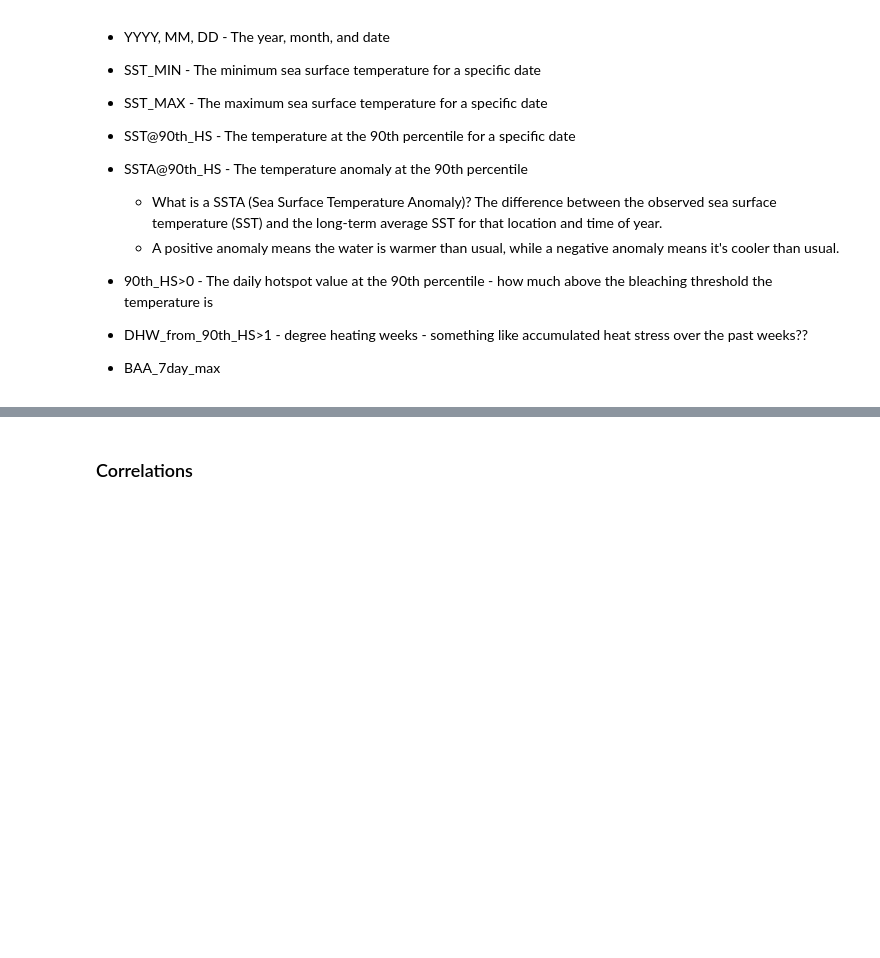
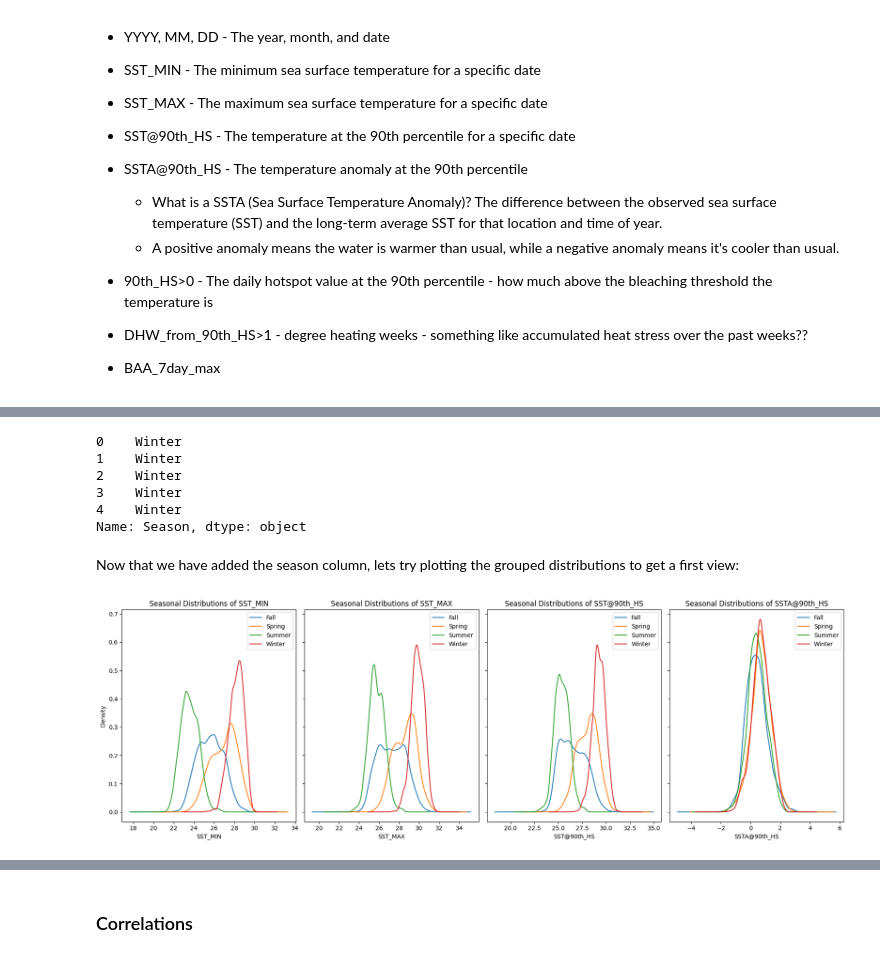
Before and after one commit to KengoKato02/coral-bleach-predictor, a Jupyter notebook: src/notebooks/noaa_evaluation.ipynb, the cells around one changed output, grey strips where cells are left out. Cells and saved outputs as stored; diff of their text form; code cells hidden in the pictures; blank space fills up the shorter version.

```diff
--- a/src/notebooks/noaa_evaluation.ipynb
+++ b/src/notebooks/noaa_evaluation.ipynb
@@ -344,0 +248,39 @@ dtype: object
+# %%
+create_noaa_seasonal_column(station_df)
+print(station_df['Season'].head())
+# %% [output]
+0    Winter
+1    Winter
+2    Winter
+3    Winter
+4    Winter
+Name: Season, dtype: object
+# %% [markdown]
+Now that we have added the season column, lets try plotting the grouped distributions to get a first view:
+# %%
+fig, axes = plt.subplots(1, 4, figsize=(18, 6), sharey=True)
+
+# For SST_MIN
+station_df.groupby('Season')['SST_MIN'].plot(kind='kde', ax=axes[0], legend=True)
+axes[0].set_title('Seasonal Distributions of SST_MIN')
+axes[0].set_xlabel('SST_MIN')
+
+# For SST_MAX
+station_df.groupby('Season')['SST_MAX'].plot(kind='kde', ax=axes[1], legend=True)
+axes[1].set_title('Seasonal Distributions of SST_MAX')
+axes[1].set_xlabel('SST_MAX')
+
+# For SST@90th_HS
+station_df.groupby('Season')['SST@90th_HS'].plot(kind='kde', ax=axes[2], legend=True)
+axes[2].set_title('Seasonal Distributions of SST@90th_HS')
+axes[2].set_xlabel('SST@90th_HS')
+
+# For SSTA@90th_HS
+station_df.groupby('Season')['SSTA@90th_HS'].plot(kind='kde', ax=axes[3], legend=True)
+axes[3].set_title('Seasonal Distributions of SSTA@90th_HS')
+axes[3].set_xlabel('SSTA@90th_HS')
+
+plt.tight_layout()
+plt.show()
+# %% [output]
+[figure, added]
```
Also changed, not shown: parts of 116 cells of this notebook, 5 other files.
